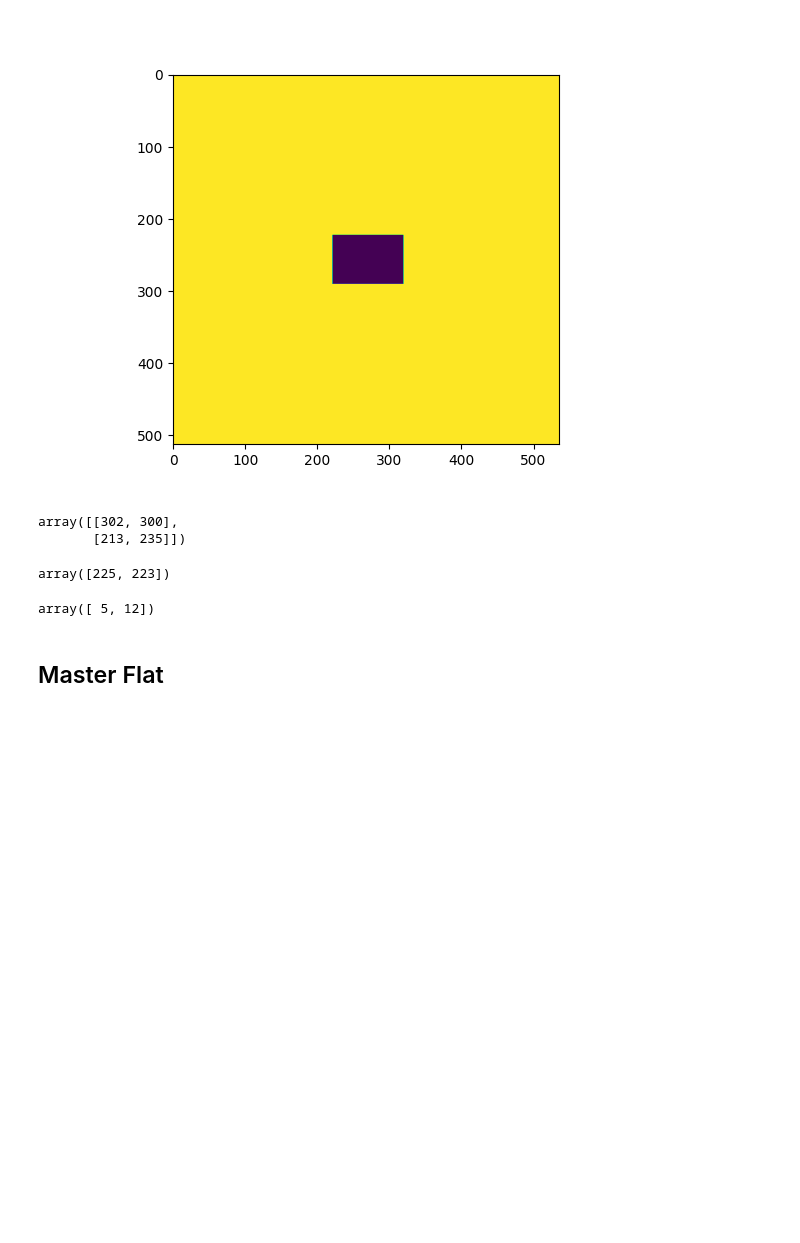
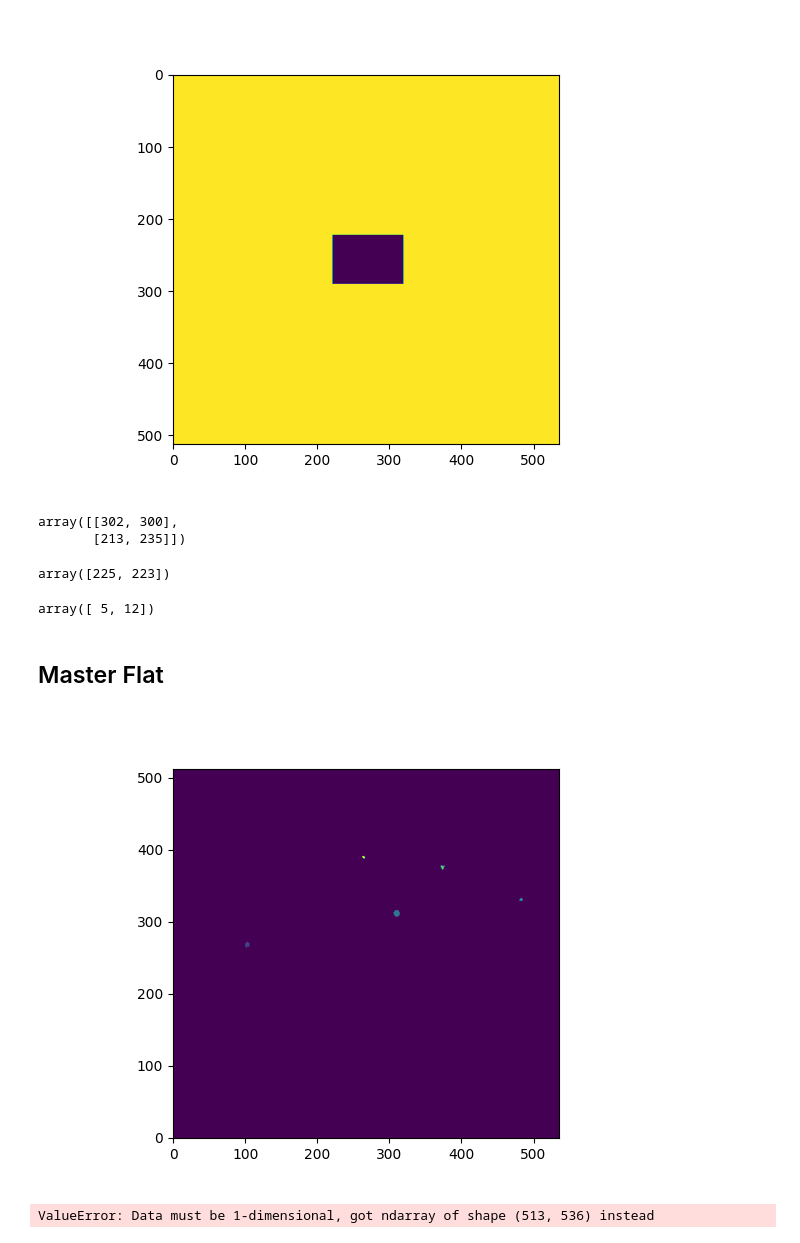
Before and after one commit to MaxFleming23/WiFeS_seeing, a Jupyter notebook: pipeline.ipynb, the cells around one changed output. Cells and saved outputs as stored; diff of their text form; code cells hidden in the pictures; blank space fills up the shorter version.

Commit message:
master flat test

```diff
--- a/pipeline.ipynb
+++ b/pipeline.ipynb
@@ -3066,0 +3129,11 @@ array([ 5, 12])
+# %%
+segm = load_object('/Users/astqx/Desktop/WiFeS/WiFeS_seeing/test_1/detection/OBK-512736-WiFeS-Acq--UT20230815T110806-2.fits.segm.pkl')
+plt.figure(clear=True)
+plt.imshow(segm.data,origin='lower')
+plt.show()
+# %% [output]
+[figure, added]
+# %%
+segmentation_image_to_mask(segm)
+# %% [output]
+ValueError: Data must be 1-dimensional, got ndarray of shape (513, 536) instead
```
Also changed, not shown: parts of 8 cells of this notebook, 1 other file.
